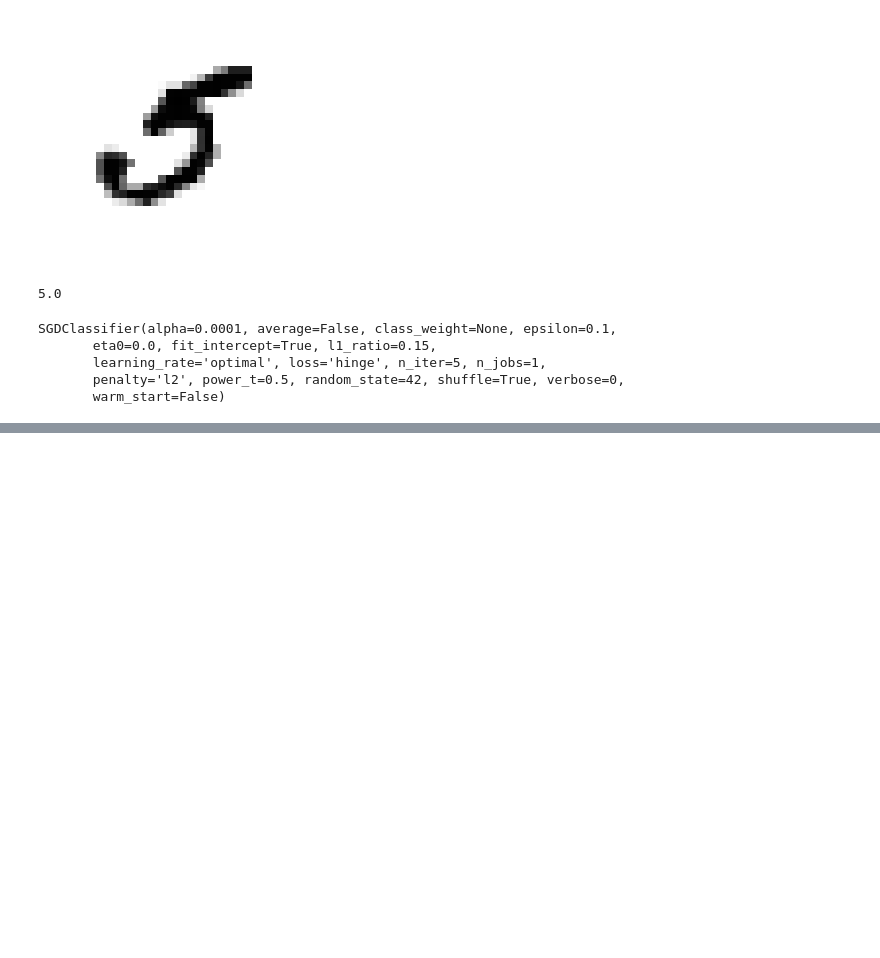
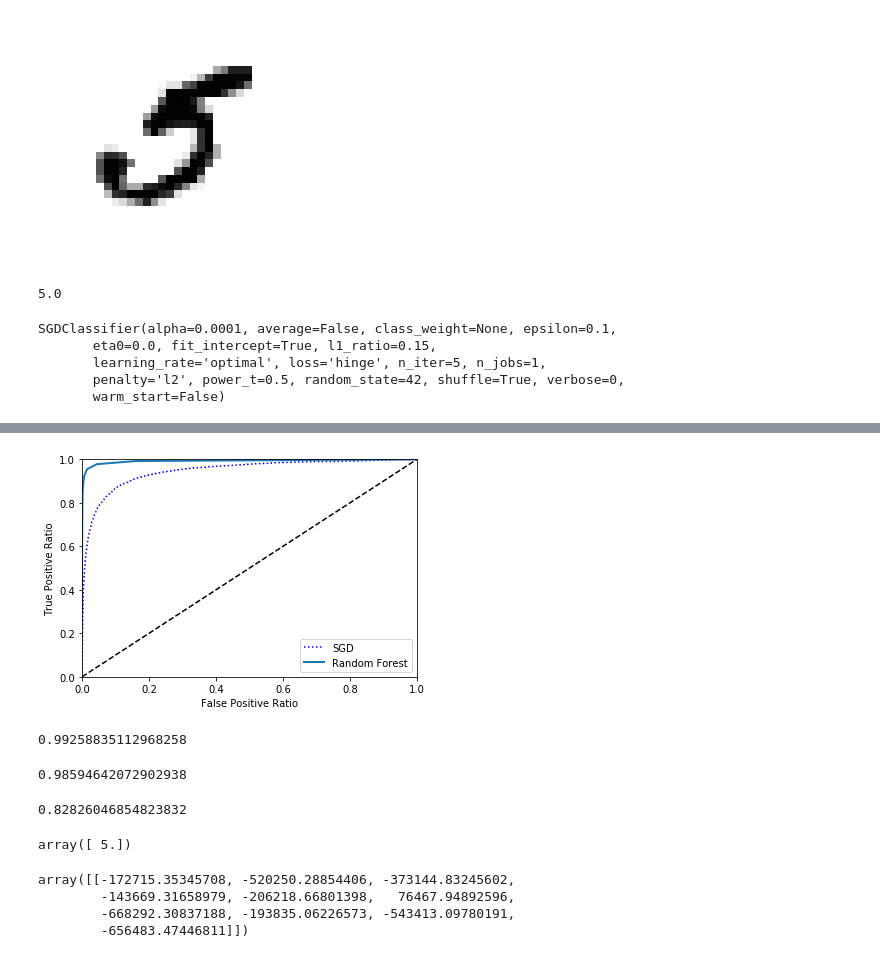
Before and after one commit to m-revetria/handson-ml-code, a Jupyter notebook: MNIST.ipynb, the cells around one changed output, grey strips where cells are left out. Cells and saved outputs as stored; diff of their text form; code cells hidden in the pictures; blank space fills up the shorter version.

```diff
--- a/MNIST.ipynb
+++ b/MNIST.ipynb
@@ -114,0 +196,5 @@ array([[53506,  1073],
+# %%
+from sklearn.ensemble import RandomForestClassifier
+
+forest_clf = RandomForestClassifier(random_state=42)
+y_probas_forest = cross_val_predict(forest_clf, X_train, y_train_5, cv=3, method="predict_proba")
@@ -114,0 +211,36 @@ array([[53506,  1073],
+# %%
+y_scores_forest = y_probas_forest[:, 1]
+# %%
+fpr_forest, tpr_forest, thresholds_forest = roc_curve(y_train_5, y_scores_forest)
+# %%
+plt.plot(fpr, tpr, "b:", label="SGD")
+plot_roc_curve(fpr_forest, tpr_forest, thresholds_forest, label="Random Forest")
+plt.legend(loc="lower right")
+plt.show()
+# %% [output]
+[figure, added]
+# %%
+roc_auc_score(y_train_5, y_scores_forest)
+# %% [output]
+0.99258835112968258
+# %%
+precision_score(y_train_5, y_scores_forest > 0.5)
+# %% [output]
+0.98594642072902938
+# %%
+recall_score(y_train_5, y_scores_forest > 0.5)
+# %% [output]
+0.82826046854823832
+# %%
+sgd_clf.fit(X_train, y_train)
+sgd_clf.predict([some_digit])
+# %% [output]
+array([ 5.])
+# %%
+some_digit_scores = sgd_clf.decision_function([some_digit])
+some_digit_scores
+# %% [output]
+array([[-172715.35345708, -520250.28854406, -373144.83245602,
+        -143669.31658979, -206218.66801398,   76467.94892596,
+        -668292.30837188, -193835.06226573, -543413.09780191,
+        -656483.47446811]])
```
Also changed, not shown: parts of 36 cells of this notebook.
